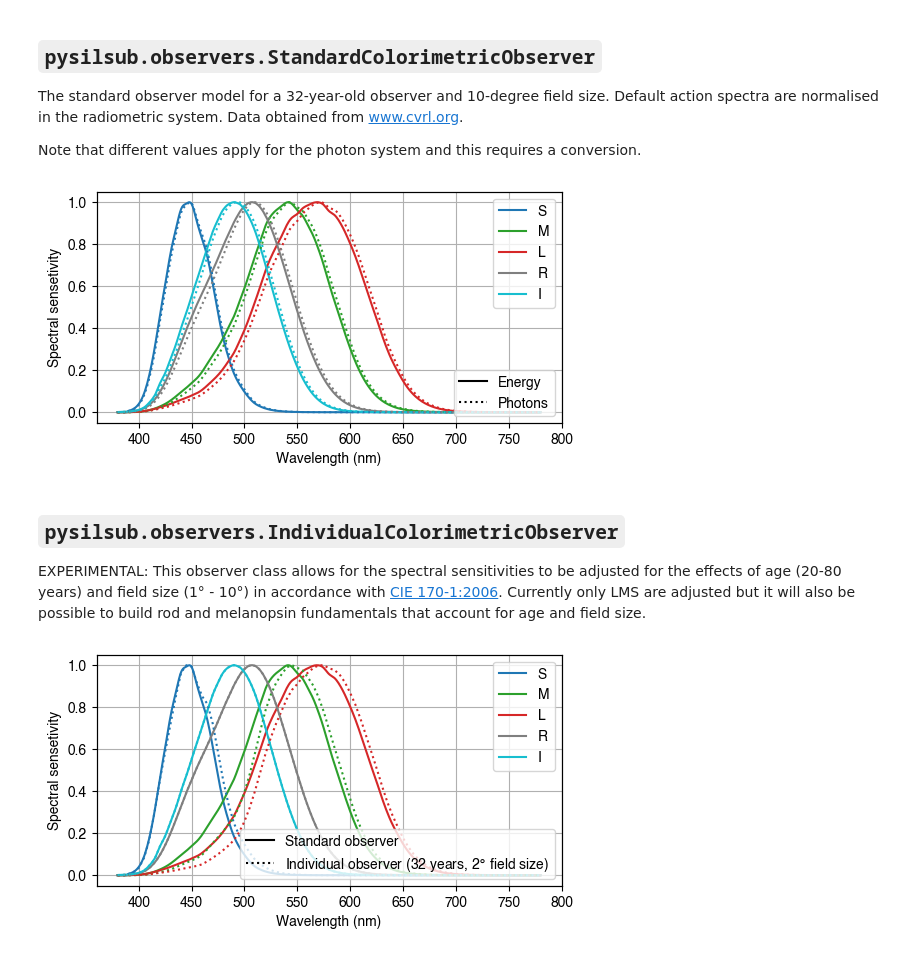
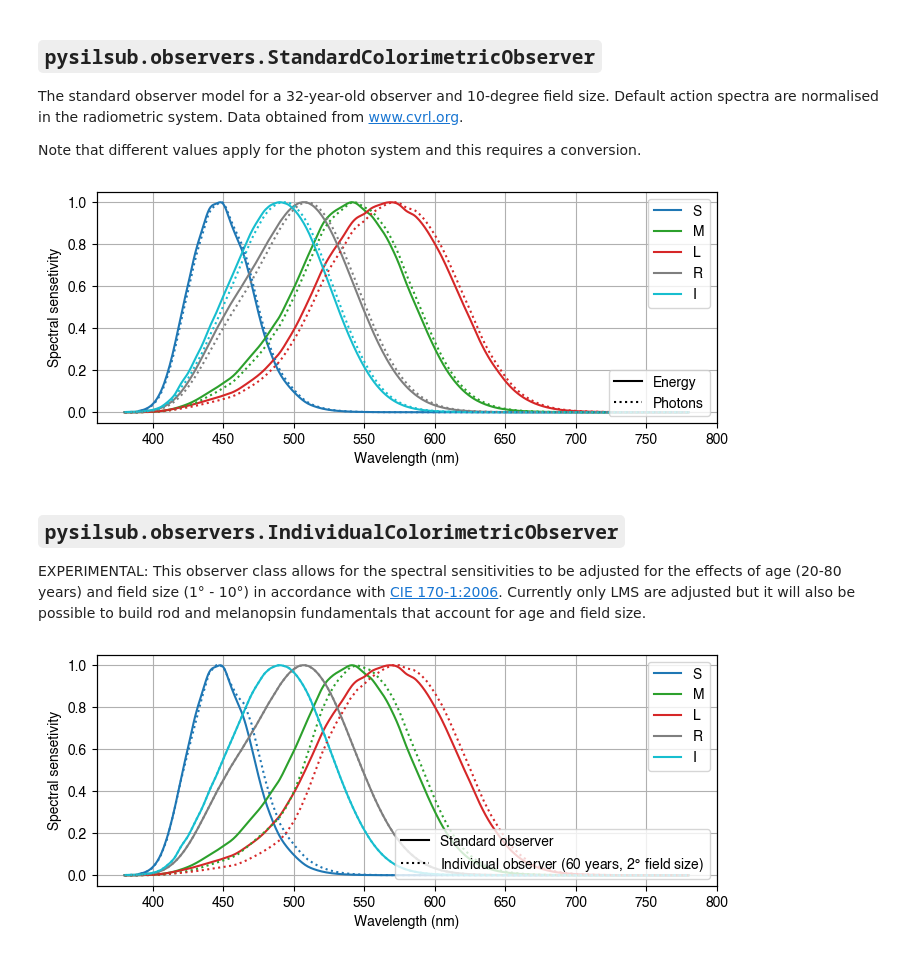
Before and after one commit to PySilentSubstitution/pysilsub, a Jupyter notebook: 03a_colorimetric_observers.ipynb, the cells around one changed output. Drawn from its saved outputs; the diff is of its cells as text; code cells hidden in the pictures.

```diff
--- a/03a_colorimetric_observers.ipynb
+++ b/03a_colorimetric_observers.ipynb
@@ -33,23 +33,23 @@ Note that different values apply for the photon system and this requires a conve
 # %%
 from pysilsub import observers
 
 observer = observers.StandardColorimetricObserver()
-ax = observer.plot_action_spectra(figsize=(6, 3), grid=True, legend=True)
+ax = observer.plot_action_spectra(figsize=(8, 3), grid=True, legend=True)
 
 # Conversion for photon system
 observer.action_spectra = (
     observer.action_spectra.apply(  # Multiply by wavelength
         lambda col: col * col.index * (5.05e15))
     .apply(lambda col: col / col.max())
 )
 observer.plot_action_spectra(ax=ax, grid=True, ls=':', legend=False)
 twinax = ax.twinx()
 twinax.plot([], ls='-', c='k', label='Energy')
 twinax.plot([], ls=':', c='k', label='Photons')
 twinax.set_yticks([])
 twinax.legend(loc='lower right');
 # %% [output]
-[figure, old version]
+[figure, new version]
 # %% [markdown]
 
 `pysilsub.observers.IndividualColorimetricObserver`
@@ -60,13 +60,13 @@ EXPERIMENTAL: This observer class allows for the spectral sensitivities to be ad
 standard_observer = observers.StandardColorimetricObserver()
 individual_observer = observers.IndividualColorimetricObserver(age=60, field_size=2)
 
-ax = standard_observer.plot_action_spectra(figsize=(6, 3), grid=True)
+ax = standard_observer.plot_action_spectra(figsize=(8, 3), grid=True)
 individual_observer.plot_action_spectra(ax=ax, ls=':', grid=True, legend=False)
 
 twinax = ax.twinx()
 twinax.plot([], ls='-', c='k', label='Standard observer')
-twinax.plot([], ls=':', c='k', label='Individual observer (32 years, 2$\degree$ field size)')
+twinax.plot([], ls=':', c='k', label='Individual observer (60 years, 2$\degree$ field size)')
 twinax.set_yticks([])
 twinax.legend(loc='lower right');
 # %% [output]
-[figure, old version]
+[figure, new version]
```
Also changed, not shown: 24 other files.
